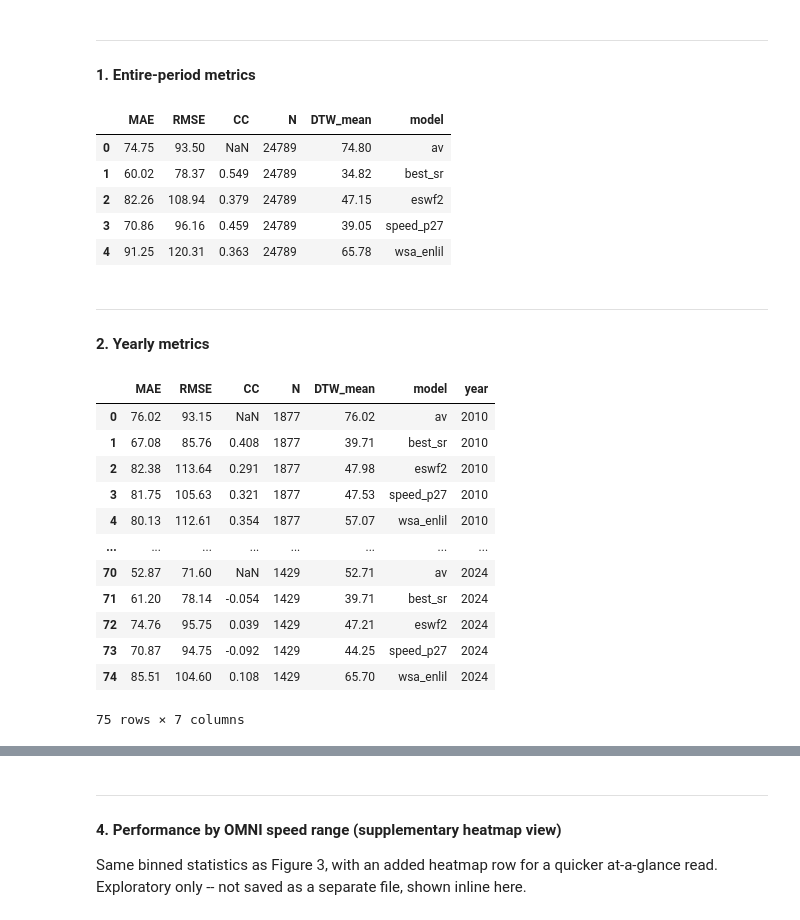
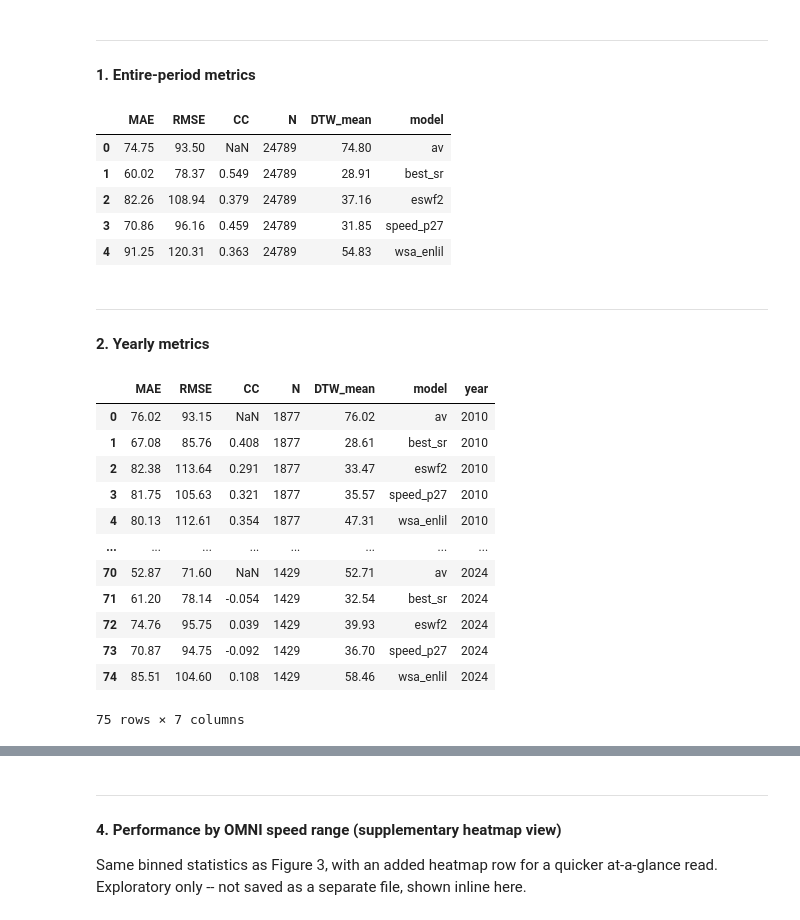
Before and after one commit to coffee77iruk/SR_SWspeed, a Jupyter notebook: notebooks/05_verify_performance.ipynb, the cells around one changed output, grey strips where cells are left out. Saved outputs shown, nothing was run; the diff lists cells and outputs as text; code cells hidden in the pictures.

```diff
--- a/notebooks/05_verify_performance.ipynb
+++ b/notebooks/05_verify_performance.ipynb
@@ -27,33 +27,33 @@ Some characters could not be decoded, and were replaced with REPLACEMENT CHARACT
 
 #### 1. Entire-period metrics
 # %%
-evaluate_metrics(df, group_by=None, include_dtw=True, dtw_window=24)
+evaluate_metrics(df, group_by=None, include_dtw=True, dtw_window=48)
 # %% [output]
 |  | MAE | RMSE | CC | N | DTW_mean | model |
 | 0 | 74.75 | 93.50 | NaN | 24789 | 74.80 | av |
-| 1 | 60.02 | 78.37 | 0.549 | 24789 | 34.82 | best_sr |
-| 2 | 82.26 | 108.94 | 0.379 | 24789 | 47.15 | eswf2 |
-| 3 | 70.86 | 96.16 | 0.459 | 24789 | 39.05 | speed_p27 |
-| 4 | 91.25 | 120.31 | 0.363 | 24789 | 65.78 | wsa_enlil |
+| 1 | 60.02 | 78.37 | 0.549 | 24789 | 28.91 | best_sr |
+| 2 | 82.26 | 108.94 | 0.379 | 24789 | 37.16 | eswf2 |
+| 3 | 70.86 | 96.16 | 0.459 | 24789 | 31.85 | speed_p27 |
+| 4 | 91.25 | 120.31 | 0.363 | 24789 | 54.83 | wsa_enlil |
 # %% [markdown]
 ---
 
 #### 2. Yearly metrics
 # %%
-evaluate_metrics(df, group_by="year", include_dtw=True, dtw_window=24)
+evaluate_metrics(df, group_by="year", include_dtw=True, dtw_window=48)
 # %% [output]
 |  | MAE | RMSE | CC | N | DTW_mean | model | year |
 | 0 | 76.02 | 93.15 | NaN | 1877 | 76.02 | av | 2010 |
-| 1 | 67.08 | 85.76 | 0.408 | 1877 | 39.71 | best_sr | 2010 |
-| 2 | 82.38 | 113.64 | 0.291 | 1877 | 47.98 | eswf2 | 2010 |
-| 3 | 81.75 | 105.63 | 0.321 | 1877 | 47.53 | speed_p27 | 2010 |
-| 4 | 80.13 | 112.61 | 0.354 | 1877 | 57.07 | wsa_enlil | 2010 |
+| 1 | 67.08 | 85.76 | 0.408 | 1877 | 28.61 | best_sr | 2010 |
+| 2 | 82.38 | 113.64 | 0.291 | 1877 | 33.47 | eswf2 | 2010 |
+| 3 | 81.75 | 105.63 | 0.321 | 1877 | 35.57 | speed_p27 | 2010 |
+| 4 | 80.13 | 112.61 | 0.354 | 1877 | 47.31 | wsa_enlil | 2010 |
 | ... | ... | ... | ... | ... | ... | ... | ... |
 | 70 | 52.87 | 71.60 | NaN | 1429 | 52.71 | av | 2024 |
-| 71 | 61.20 | 78.14 | -0.054 | 1429 | 39.71 | best_sr | 2024 |
-| 72 | 74.76 | 95.75 | 0.039 | 1429 | 47.21 | eswf2 | 2024 |
-| 73 | 70.87 | 94.75 | -0.092 | 1429 | 44.25 | speed_p27 | 2024 |
-| 74 | 85.51 | 104.60 | 0.108 | 1429 | 65.70 | wsa_enlil | 2024 |
+| 71 | 61.20 | 78.14 | -0.054 | 1429 | 32.54 | best_sr | 2024 |
+| 72 | 74.76 | 95.75 | 0.039 | 1429 | 39.93 | eswf2 | 2024 |
+| 73 | 70.87 | 94.75 | -0.092 | 1429 | 36.70 | speed_p27 | 2024 |
+| 74 | 85.51 | 104.60 | 0.108 | 1429 | 58.46 | wsa_enlil | 2024 |
 75 rows × 7 columns
 # %% [markdown]
 ---
```
Also changed, not shown: parts of 2 cells of this notebook, 2 other files.
